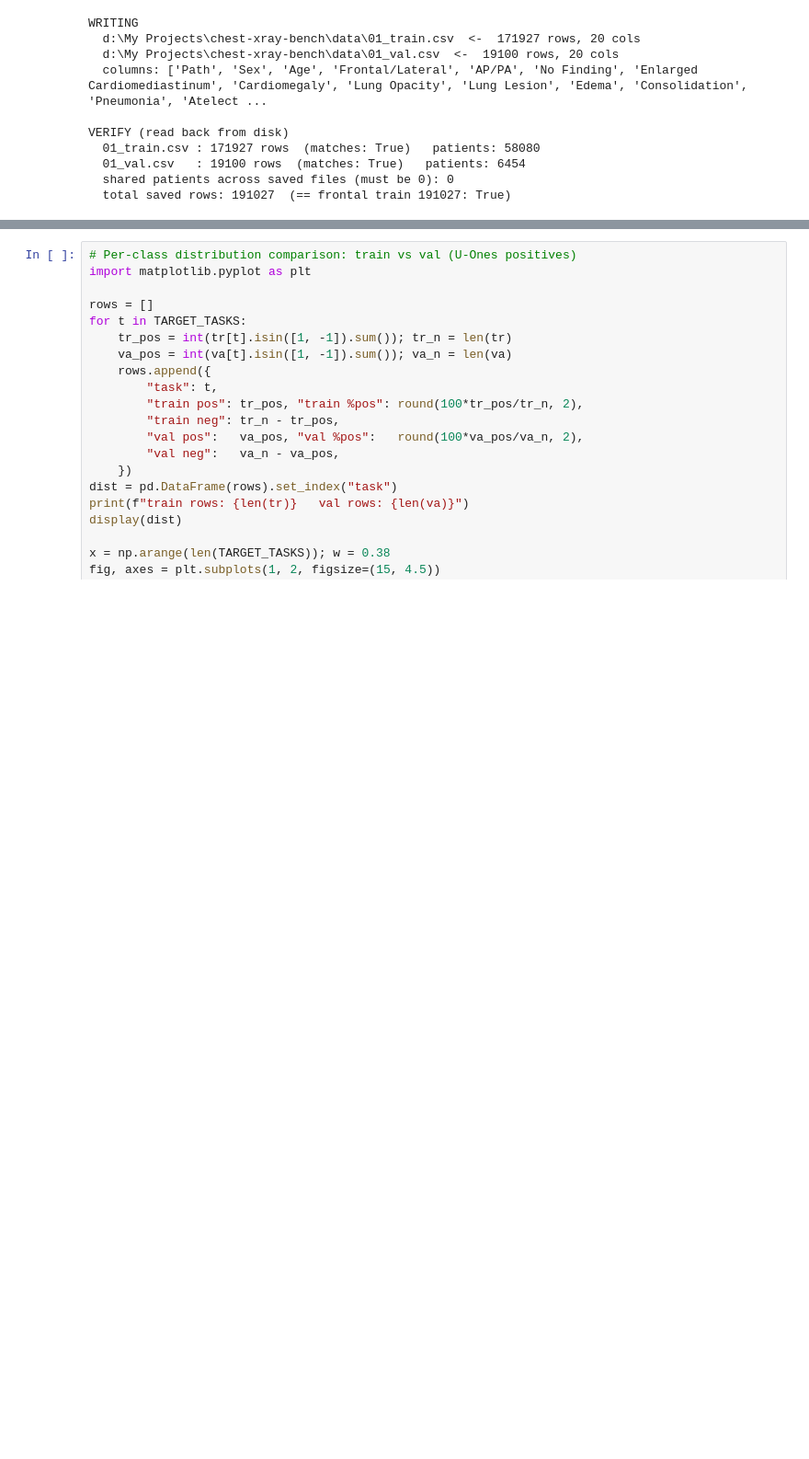
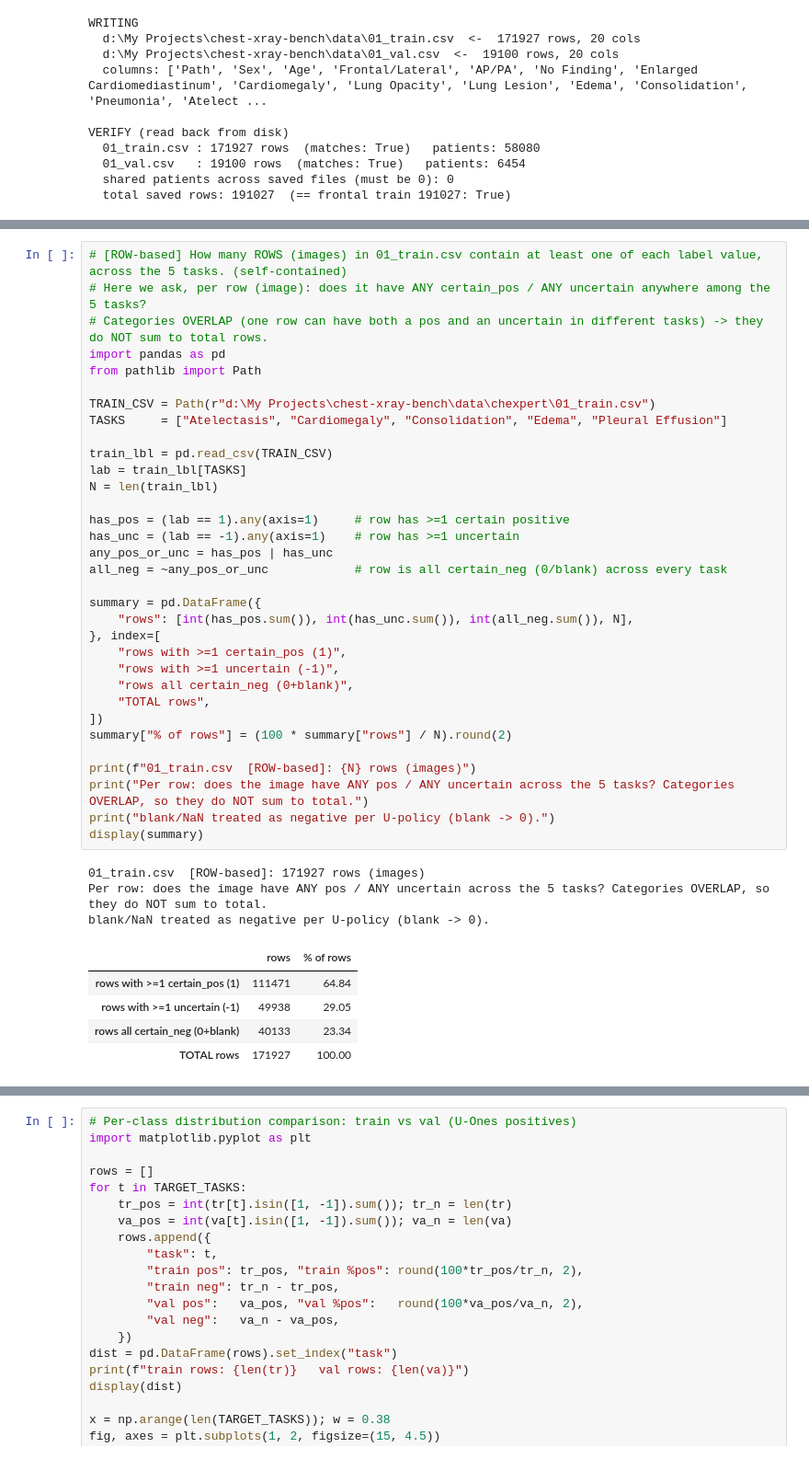
Before and after one commit to mamounyosef/chest-xray-bench, a Jupyter notebook: data_code/chexpert/02_splits_dataset.ipynb, the cells around one changed output, grey strips where cells are left out. Shown at 92% size. Saved outputs shown, nothing was run; the diff lists cells and outputs as text; blank space fills up the shorter version.

```diff
--- a/data_code/chexpert/02_splits_dataset.ipynb
+++ b/data_code/chexpert/02_splits_dataset.ipynb
@@ -155,4 +159,46 @@ blank/NaN folded into certain_neg per U-policy (blank -> 0); % is share of the c
 | Edema | 44802.0 | 26.06 | 10639.0 | 6.19 | 116486.0 | 67.75 | 102170.0 | ... |
 | Pleural Effusion | 69277.0 | 40.29 | 8635.0 | 5.02 | 94015.0 | 54.68 | 71302.0 | ... |
 | ALL TASKS | 173565.0 | 20.19 | 74044.0 | 8.61 | 612026.0 | 71.20 | 549409.0 | ... |
+# %%
+# [ROW-based] How many ROWS (images) in 01_train.csv contain at least one of each label value, across the 5 tasks. (self-contained)
+# Here we ask, per row (image): does it have ANY certain_pos / ANY uncertain anywhere among the 5 tasks?
+# Categories OVERLAP (one row can have both a pos and an uncertain in different tasks) -> they do NOT sum to total rows.
+import pandas as pd
+from pathlib import Path
+
+TRAIN_CSV = Path(r"d:\My Projects\chest-xray-bench\data\chexpert\01_train.csv")
+TASKS     = ["Atelectasis", "Cardiomegaly", "Consolidation", "Edema", "Pleural Effusion"]
+
+train_lbl = pd.read_csv(TRAIN_CSV)
+lab = train_lbl[TASKS]
+N = len(train_lbl)
+
+has_pos = (lab == 1).any(axis=1)     # row has >=1 certain positive
+has_unc = (lab == -1).any(axis=1)    # row has >=1 uncertain
+any_pos_or_unc = has_pos | has_unc
+all_neg = ~any_pos_or_unc            # row is all certain_neg (0/blank) across every task
+
+summary = pd.DataFrame({
+    "rows": [int(has_pos.sum()), int(has_unc.sum()), int(all_neg.sum()), N],
+}, index=[
+    "rows with >=1 certain_pos (1)",
+    "rows with >=1 uncertain (-1)",
+    "rows all certain_neg (0+blank)",
+    "TOTAL rows",
+])
+summary["% of rows"] = (100 * summary["rows"] / N).round(2)
+
+print(f"01_train.csv  [ROW-based]: {N} rows (images)")
+print("Per row: does the image have ANY pos / ANY uncertain across the 5 tasks? Categories OVERLAP, so they do NOT sum to total.")
+print("blank/NaN treated as negative per U-policy (blank -> 0).")
+display(summary)
+# %% [output]
+01_train.csv  [ROW-based]: 171927 rows (images)
+Per row: does the image have ANY pos / ANY uncertain across the 5 tasks? Categories OVERLAP, so they do NOT sum to total.
+blank/NaN treated as negative per U-policy (blank -> 0).
+|  | rows | % of rows |
+| rows with >=1 certain_pos (1) | 111471 | 64.84 |
+| rows with >=1 uncertain (-1) | 49938 | 29.05 |
+| rows all certain_neg (0+blank) | 40133 | 23.34 |
+| TOTAL rows | 171927 | 100.00 |
 # %%
```
Also changed, not shown: parts of 3 cells of this notebook, 4 other files.
